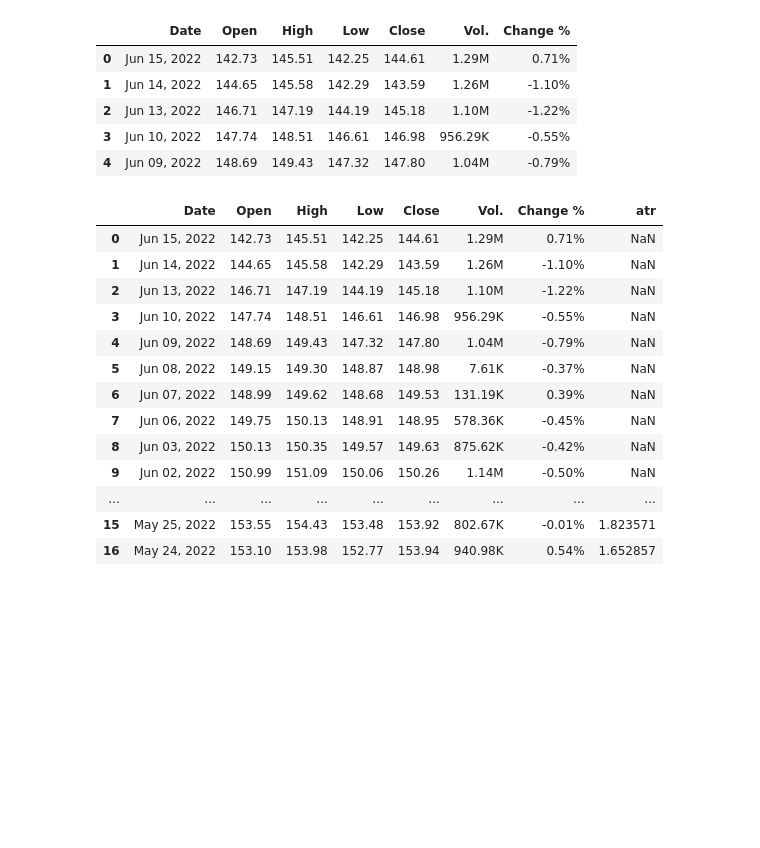
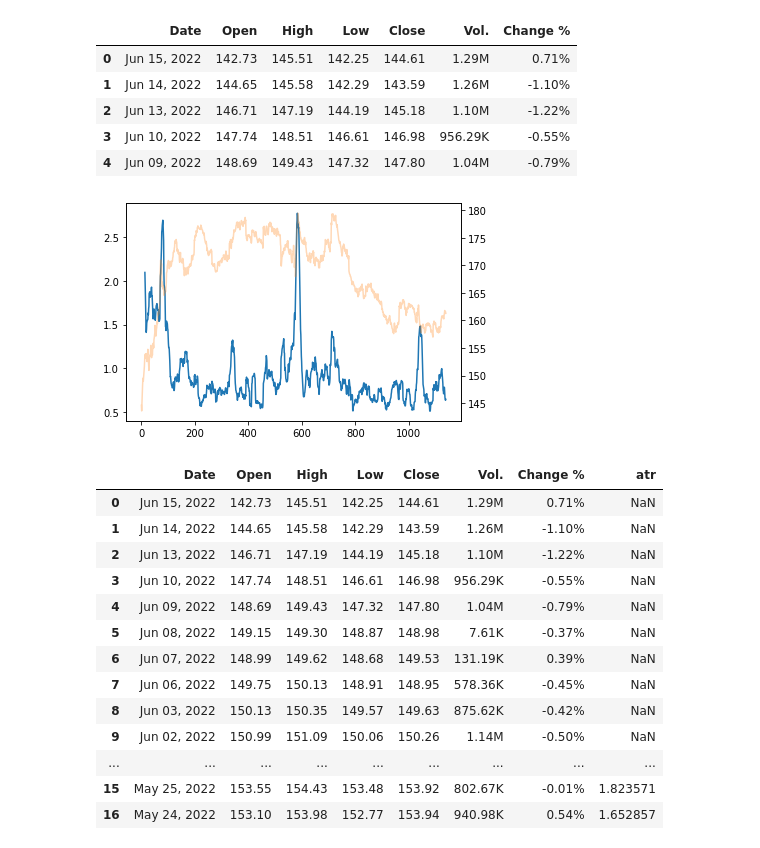
Before and after one commit to ajinkyajumde/GERMAN_BOND, a Jupyter notebook: GERMAN_BOND.ipynb, the cells around one changed output. Drawn from its saved outputs; the diff is of its cells as text; code cells hidden in the pictures; blank space fills up the shorter version.

```diff
--- a/GERMAN_BOND.ipynb
+++ b/GERMAN_BOND.ipynb
@@ -57,7 +57,19 @@ high_close = np.abs(df['High'] - df['Close'].shift())
 low_close = np.abs(df['Low'] - df['Close'].shift())
 ranges = pd.concat([high_low, high_close, low_close], axis=1)
 true_range = np.max(ranges, axis=1)
+atr = true_range.rolling(14).sum()/14
 df['atr'] = true_range.rolling(14).sum()/14
+# %%
+import seaborn as sns
+import matplotlib.pyplot as plt
+%matplotlib inline
+fig, ax = plt.subplots()
+atr.plot(ax=ax)
+df['Close'].plot(ax=ax, secondary_y=True, alpha=0.3)
+
+plt.show()
+# %% [output]
+[figure, added]
 # %%
 df.head(20)
 # %% [output]
```
Also changed, not shown: parts of 3 cells of this notebook.
